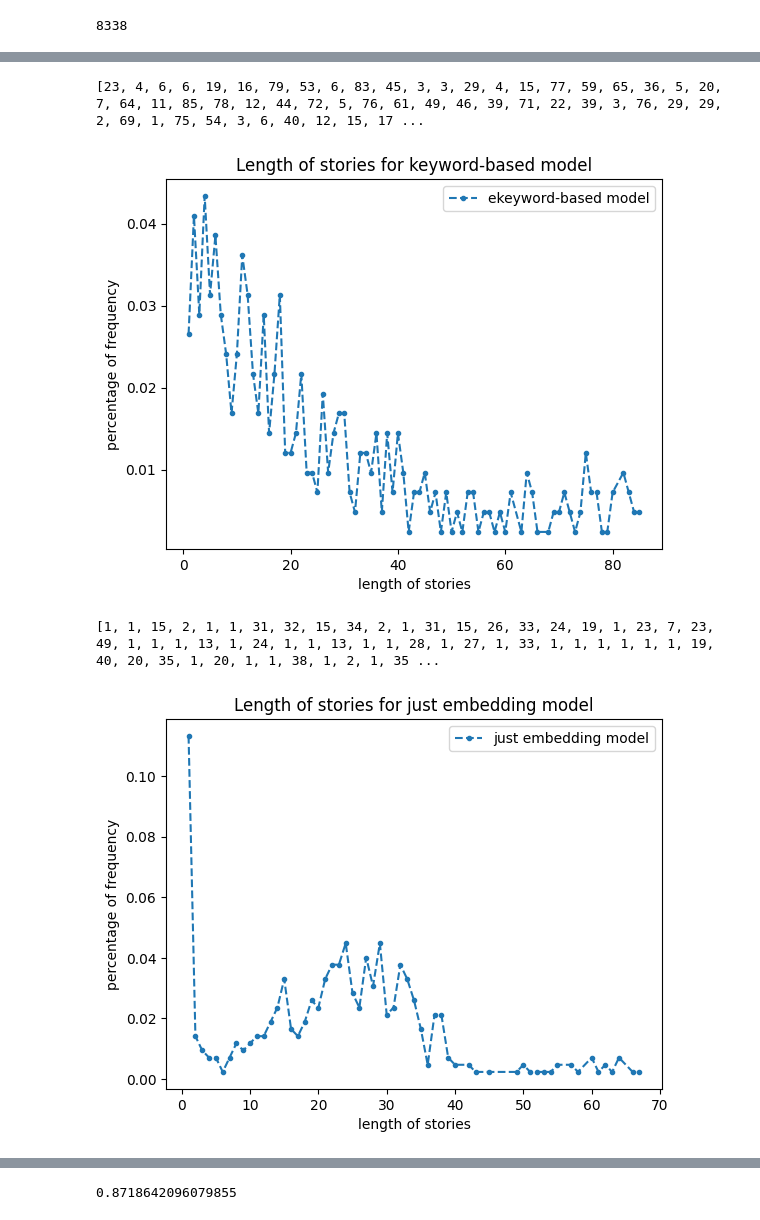
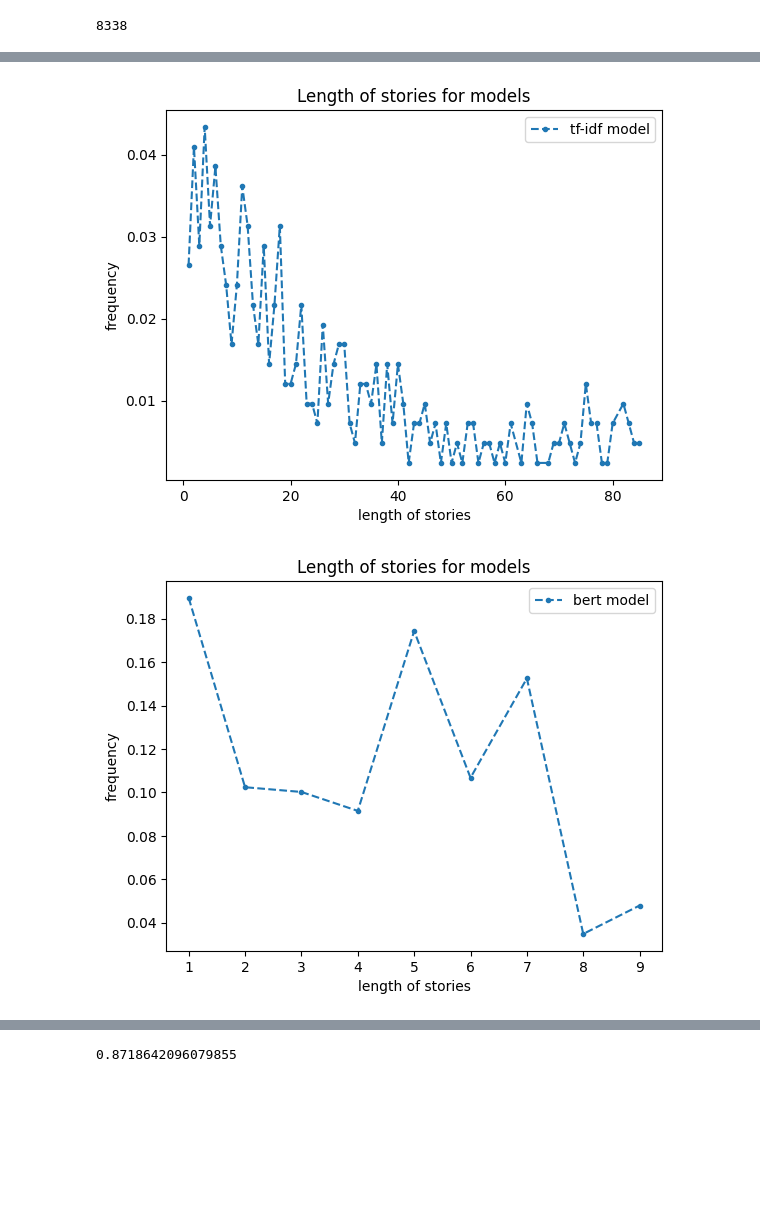
Before and after one commit to AlirezaPNouri/Deffused_based_storytelling_model, a Jupyter notebook: 01_Evaluation_metrics.ipynb, the cells around one changed output, grey strips where cells are left out. Cells and saved outputs as stored; diff of their text form; code cells hidden in the pictures; blank space fills up the shorter version.

```diff
--- a/01_Evaluation_metrics.ipynb
+++ b/01_Evaluation_metrics.ipynb
@@ -77,0 +75,22 @@ result_dict_story_gen_just_emb_novel_method = pickle.load(open('25_result_dict_s
+# %%
+#results havenit generated for these models
+result_dict_story_gen_emb_tfidf_novel_method = pickle.load(open('25_result_dict_story_gen_emb_tfidf_novel_method_v128.p', 'rb'))
+proposed_without_distribution = result_dict_story_gen_emb_tfidf_novel_method
+
+result_dict_story_gen_emb_tfidf_novel_method_without_diffusion = pickle.load(open('25_result_dict_story_gen_emb_tfidf_novel_method_without_diffusion_v128.p', 'rb'))
+proposed_without_diffusion = result_dict_story_gen_emb_tfidf_novel_method_without_diffusion
+
+result_dict_story_gen_just_bert_model = pickle.load(open('25_result_dict_story_gen_just_bert_model_v128.p', 'rb'))
+bert = result_dict_story_gen_just_bert_model
+
+result_dict_story_gen_emb_tfidf_novel_method_w_distributed_attention_v128 = pickle.load(open('25_result_dict_story_gen_emb_tfidf_novel_method_w_distributed_attention_v128.p', 'rb'))
+proposed = result_dict_story_gen_emb_tfidf_novel_method_w_distributed_attention_v128
+
+result_dict_story_gen_just_tfidf_novel_method_v128 = pickle.load(open('25_rresult_dict_story_gen_just_tfidf_novel_method_v128.p', 'rb'))
+keyword_based_model = result_dict_story_gen_just_tfidf_novel_method_v128
+
+result_dict_story_gen_just_emb_novel_method = pickle.load(open('25_result_dict_story_gen_just_emb_novel_method_v128.p', 'rb'))
+proposed_without_keywords = result_dict_story_gen_just_emb_novel_method
+
+result_dict_story_gen_just_doc2vec_model = pickle.load(open('25_result_dict_story_gen_just_doc2vec_model_v128.p', 'rb'))
+doc2vec = result_dict_story_gen_just_doc2vec_model
@@ -116,26 +150,24 @@ plt.show()
 t_keyword = length_story_frequency(result_dict_story_gen_just_tfidf_novel_method_v128)
 total_k = len(result_dict_story_gen_just_tfidf_novel_method_v128)
 freq_k = [w/total_k for w in list(t_keyword.values())]
-plt.plot(list(t_keyword.keys()), freq_k, '--.', label='ekeyword-based model')
+plt.plot(list(t_keyword.keys()), freq_k, '--.', label='tf-idf model')
 plt.xlabel("length of stories")
-plt.ylabel("percentage of frequency")
-plt.title("Length of stories for keyword-based model")
+plt.ylabel("frequency")
+plt.title("Length of stories for models")
 plt.legend()
 plt.show()
 # %% [output]
-[23, 4, 6, 6, 19, 16, 79, 53, 6, 83, 45, 3, 3, 29, 4, 15, 77, 59, 65, 36, 5, 20, 7, 64, 11, 85, 78, 12, 44, 72, 5, 76, 61, 49, 46, 39, 71, 22, 39, 3, 76, 29, 29, 2, 69, 1, 75, 54, 3, 6, 40, 12, 15, 17 ...
-[figure, old version]
+[figure, new version]
 # %%
 # for just embedding model
-t_emb = length_story_frequency(result_dict_story_gen_just_emb_novel_method)
-total_emb= len(result_dict_story_gen_just_emb_novel_method)
+t_emb = length_story_frequency(bert)
+total_emb= len(bert)
 freq_emb = [w/total_emb for w in list(t_emb.values())]
-plt.plot(list(t_emb.keys()), freq_emb, '--.', label='just embedding model')
+plt.plot(list(t_emb.keys()), freq_emb, '--.', label='bert model')
 plt.xlabel("length of stories")
-plt.ylabel("percentage of frequency")
-plt.title("Length of stories for just embedding model")
+plt.ylabel("frequency")
+plt.title("Length of stories for models")
 plt.legend()
 plt.show()
 # %% [output]
-[1, 1, 15, 2, 1, 1, 31, 32, 15, 34, 2, 1, 31, 15, 26, 33, 24, 19, 1, 23, 7, 23, 49, 1, 1, 1, 13, 1, 24, 1, 1, 13, 1, 1, 28, 1, 27, 1, 33, 1, 1, 1, 1, 1, 1, 19, 40, 20, 35, 1, 20, 1, 1, 38, 1, 2, 1, 35 ...
-[figure, old version]
+[figure, new version]
```
Also changed, not shown: parts of 76 cells of this notebook, 1 other file.
